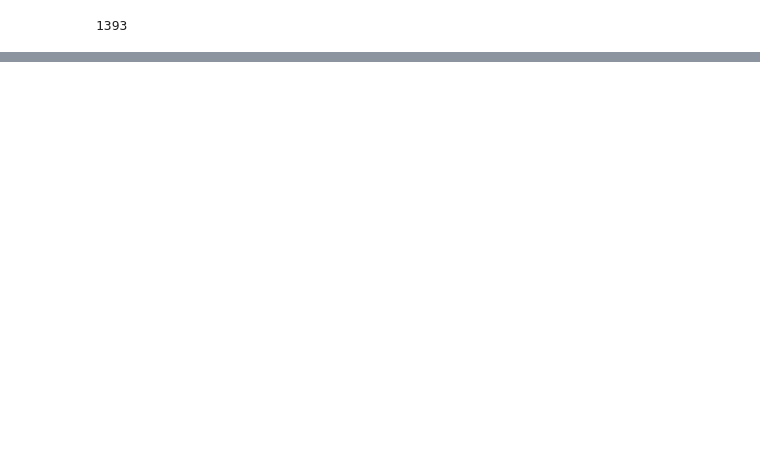
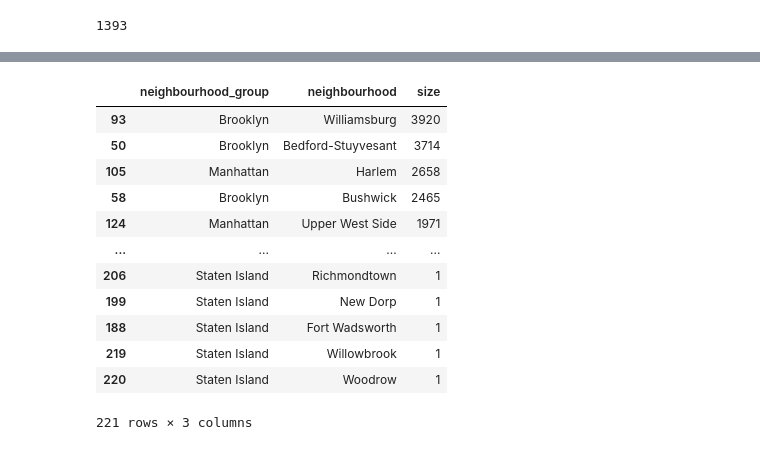
Before and after one commit to cocoheart0128/BigDataAnalystCert, a Jupyter notebook: pandasMain_Solution.ipynb, the cells around one changed output, grey strips where cells are left out. Saved outputs shown, nothing was run; the diff lists cells and outputs as text; code cells hidden in the pictures; blank space fills up the shorter version.

```diff
--- a/pandasMain_Solution.ipynb
+++ b/pandasMain_Solution.ipynb
@@ -480,0 +534,16 @@ len(df[df['new_price'].isin(lst)])
+# %%
+pd.DataFrame(df.groupby(['neighbourhood_group','neighbourhood']).size(),columns=['size']).reset_index().sort_values('size',ascending=False)
+# %% [output]
+|  | neighbourhood_group | neighbourhood | size |
+| 93 | Brooklyn | Williamsburg | 3920 |
+| 50 | Brooklyn | Bedford-Stuyvesant | 3714 |
+| 105 | Manhattan | Harlem | 2658 |
+| 58 | Brooklyn | Bushwick | 2465 |
+| 124 | Manhattan | Upper West Side | 1971 |
+| ... | ... | ... | ... |
+| 206 | Staten Island | Richmondtown | 1 |
+| 199 | Staten Island | New Dorp | 1 |
+| 188 | Staten Island | Fort Wadsworth | 1 |
+| 219 | Staten Island | Willowbrook | 1 |
+| 220 | Staten Island | Woodrow | 1 |
+221 rows × 3 columns
```
Also changed, not shown: parts of 8 cells of this notebook.
